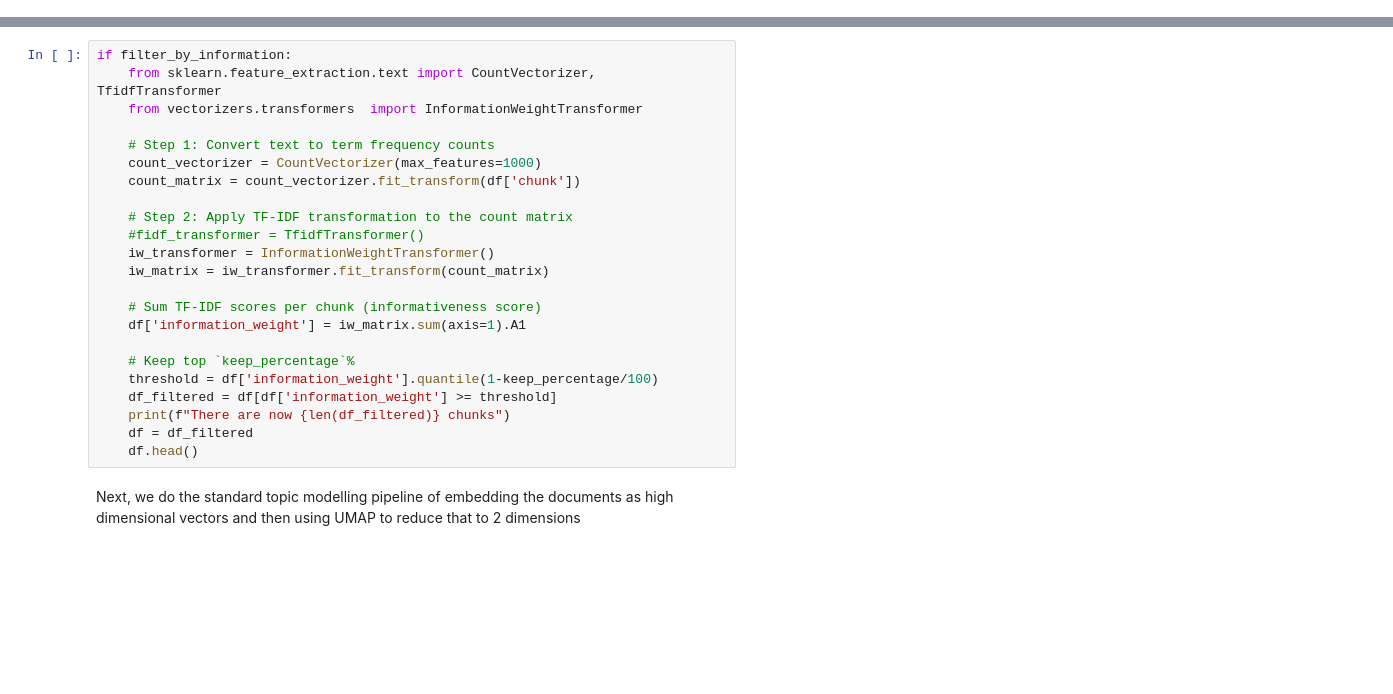
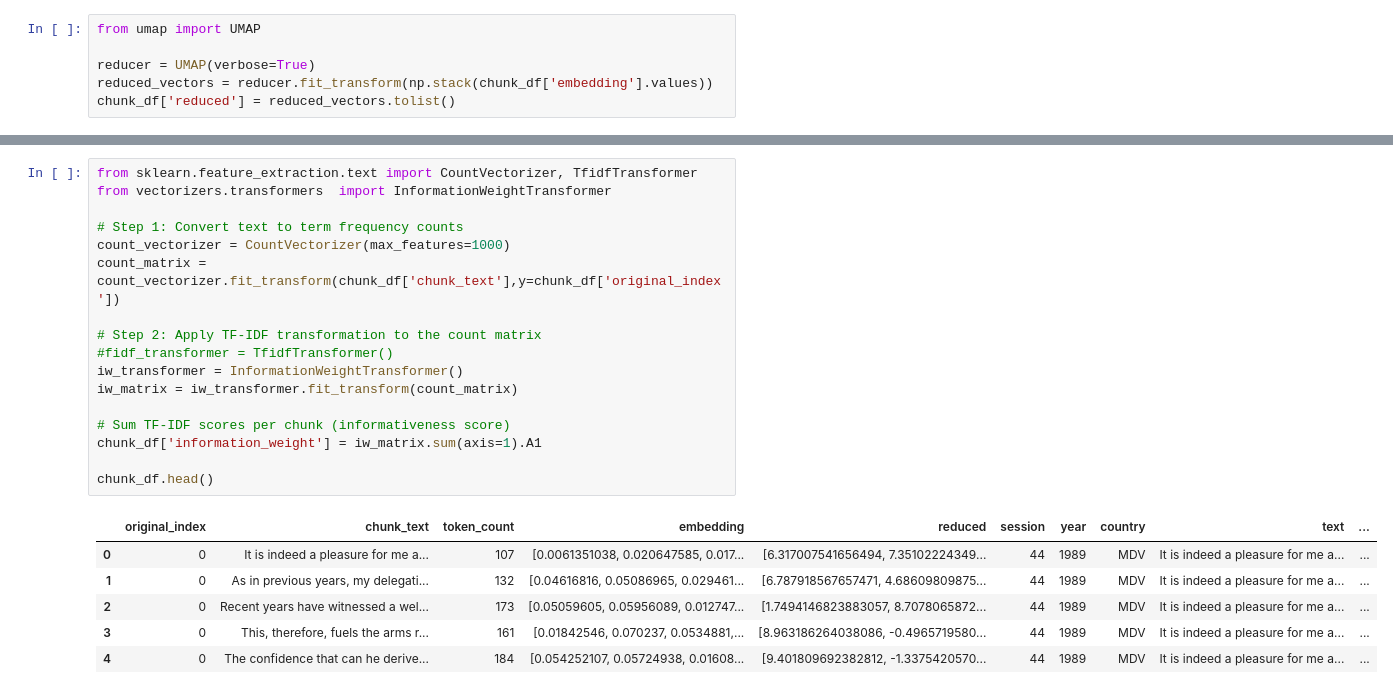
Before and after one commit to kalebruscitti/density-based-mapper-paper, a Jupyter notebook: ungdc/UNGDC-DataPrep.ipynb, the cells around one changed output, grey strips where cells are left out. Cells and saved outputs as stored; diff of their text form; blank space fills up the shorter version.

```diff
--- a/ungdc/UNGDC-DataPrep.ipynb
+++ b/ungdc/UNGDC-DataPrep.ipynb
@@ -98,0 +149,6 @@ Now that we've chunked the dataset, there is a lot of data. When we do our topic
+# %%
+from umap import UMAP
+
+reducer = UMAP(verbose=True)
+reduced_vectors = reducer.fit_transform(np.stack(chunk_df['embedding'].values))
+chunk_df['reduced'] = reduced_vectors.tolist()
@@ -99,25 +180,24 @@ Now that we've chunked the dataset, there is a lot of data. When we do our topic
 # %%
-if filter_by_information:
-    from sklearn.feature_extraction.text import CountVectorizer, TfidfTransformer
-    from vectorizers.transformers  import InformationWeightTransformer
+from sklearn.feature_extraction.text import CountVectorizer, TfidfTransformer
+from vectorizers.transformers  import InformationWeightTransformer
 
-    # Step 1: Convert text to term frequency counts
-    count_vectorizer = CountVectorizer(max_features=1000)
-    count_matrix = count_vectorizer.fit_transform(df['chunk'])
+# Step 1: Convert text to term frequency counts
+count_vectorizer = CountVectorizer(max_features=1000)
+count_matrix = count_vectorizer.fit_transform(chunk_df['chunk_text'],y=chunk_df['original_index'])
 
-    # Step 2: Apply TF-IDF transformation to the count matrix
-    #fidf_transformer = TfidfTransformer()
-    iw_transformer = InformationWeightTransformer()
-    iw_matrix = iw_transformer.fit_transform(count_matrix)
+# Step 2: Apply TF-IDF transformation to the count matrix
+#fidf_transformer = TfidfTransformer()
+iw_transformer = InformationWeightTransformer()
+iw_matrix = iw_transformer.fit_transform(count_matrix)
 
-    # Sum TF-IDF scores per chunk (informativeness score)
-    df['information_weight'] = iw_matrix.sum(axis=1).A1
+# Sum TF-IDF scores per chunk (informativeness score)
+chunk_df['information_weight'] = iw_matrix.sum(axis=1).A1
 
-    # Keep top `keep_percentage`%
-    threshold = df['information_weight'].quantile(1-keep_percentage/100)
-    df_filtered = df[df['information_weight'] >= threshold]
-    print(f"There are now {len(df_filtered)} chunks")
-    df = df_filtered
-    df.head()
+chunk_df.head()
+# %% [output]
+|  | original_index | chunk_text | token_count | embedding | reduced | session | year | country | text | ... |
+| 0 | 0 | ﻿It is indeed a pleasure for me a... | 107 | [0.0061351038, 0.020647585, 0.017... | [6.317007541656494, 7.35102224349... | 44 | 1989 | MDV | ﻿It is indeed a pleasure for me a... | ... |
+| 1 | 0 | As in previous years, my delegati... | 132 | [0.04616816, 0.05086965, 0.029461... | [6.787918567657471, 4.68609809875... | 44 | 1989 | MDV | ﻿It is indeed a pleasure for me a... | ... |
+| 2 | 0 | Recent years have witnessed a wel... | 173 | [0.05059605, 0.05956089, 0.012747... | [1.7494146823883057, 8.7078065872... | 44 | 1989 | MDV | ﻿It is indeed a pleasure for me a... | ... |
+| 3 | 0 | This, therefore, fuels the arms r... | 161 | [0.01842546, 0.070237, 0.0534881,... | [8.963186264038086, -0.4965719580... | 44 | 1989 | MDV | ﻿It is indeed a pleasure for me a... | ... |
+| 4 | 0 | The confidence that can he derive... | 184 | [0.054252107, 0.05724938, 0.01608... | [9.401809692382812, -1.3375420570... | 44 | 1989 | MDV | ﻿It is indeed a pleasure for me a... | ... |
-# %% [markdown]
-Next, we do the standard topic modelling pipeline of embedding the documents as high dimensional vectors and then using UMAP to reduce that to 2 dimensions
```
Also changed, not shown: parts of 18 cells of this notebook, 2 other files.
